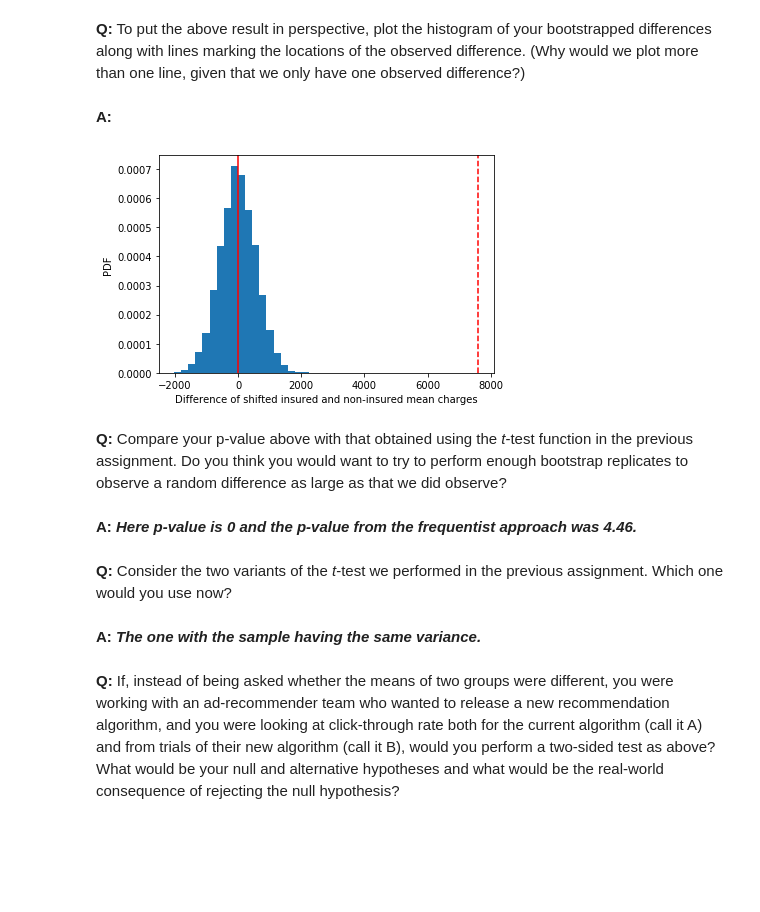
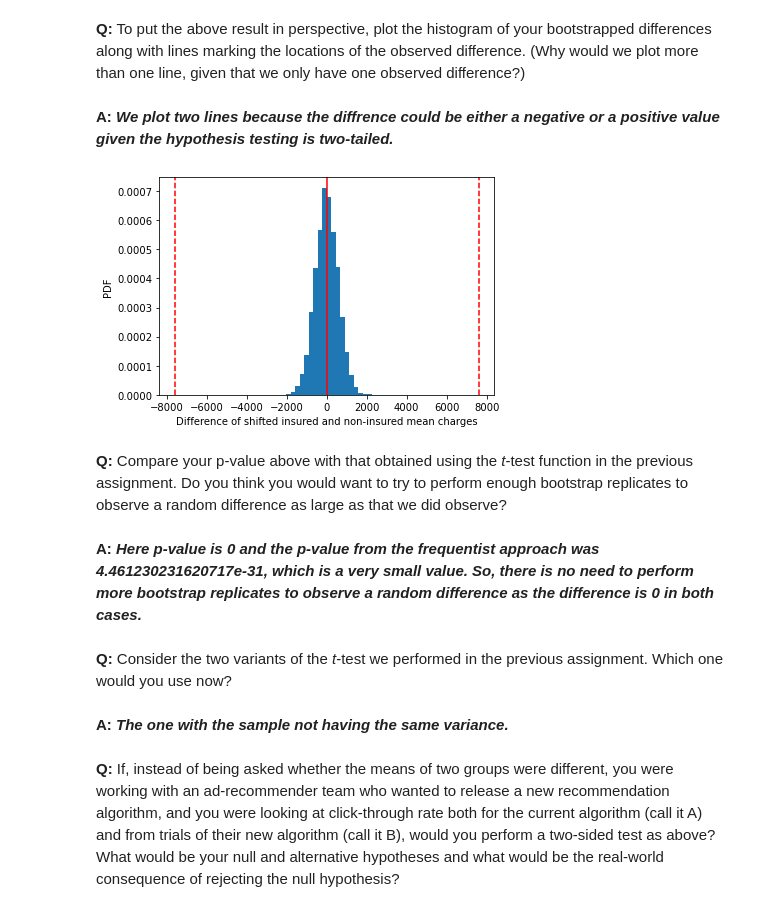
Before and after one commit to SanjeevDeka/Mini-Project-Bootstrap-Inference, a Jupyter notebook: inferential_statistics_2-Q.ipynb, the cells around one changed output. Saved outputs shown, nothing was run; the diff lists cells and outputs as text; code cells hidden in the pictures; blank space fills up the shorter version.

```diff
--- a/inferential_statistics_2-Q.ipynb
+++ b/inferential_statistics_2-Q.ipynb
@@ -147,24 +147,25 @@ p-value = 0.0
 ***The p-value is less than 0.05. So we reject the null hypothesis.***
 # %% [markdown]
 __Q:__ To put the above result in perspective, plot the histogram of your bootstrapped differences along with lines marking the locations of the observed difference. (Why would we plot more than one line, given that we only have one observed difference?)
-# %% [markdown]
-__A:__
+# %% [markdown]
+__A:__ ***We plot two lines because the diffrence could be either a negative or a positive value given the hypothesis testing is two-tailed.***
 # %%
 _ = plt.hist(bs_replicates1, bins=20, density=True)
 _ = plt.xlabel('Difference of shifted insured and non-insured mean charges')
 _ = plt.ylabel('PDF')
 _ = plt.axvline(np.mean(bs_replicates1), color='r')
 _ = plt.axvline(mean_diff_observed, color='r', linestyle='--')
+_ = plt.axvline(-mean_diff_observed, color='r', linestyle='--')
 # %% [output]
-[figure, old version]
+[figure, new version]
 # %% [markdown]
 __Q:__ Compare your p-value above with that obtained using the _t_-test function in the previous assignment. Do you think you would want to try to perform enough bootstrap replicates to observe a random difference as large as that we did observe?
 # %% [markdown]
-__A:__ ***Here p-value is 0 and the p-value from the frequentist approach was 4.46.***
+__A:__ ***Here p-value is 0 and the p-value from the frequentist approach was 4.461230231620717e-31, which is a very small value. So, there is no need to perform more bootstrap replicates to observe a random difference as the difference is 0 in both cases.***
 # %% [markdown]
 __Q:__ Consider the two variants of the _t_-test we performed in the previous assignment. Which one would you use now?
 # %% [markdown]
-__A:__ ***The one with the sample having the same variance.***
+__A:__ ***The one with the sample not having the same variance.***
 # %% [markdown]
 __Q:__ If, instead of being asked whether the means of two groups were different, you were working with an ad-recommender team who wanted to release a new recommendation algorithm, and you were looking at click-through rate both for the current algorithm (call it A) and from trials of their new algorithm (call it B), would you perform a two-sided test as above? What would be your null and alternative hypotheses and what would be the real-world consequence of rejecting the null hypothesis?
 # %% [markdown]
```
Also changed, not shown: parts of 3 cells of this notebook.
